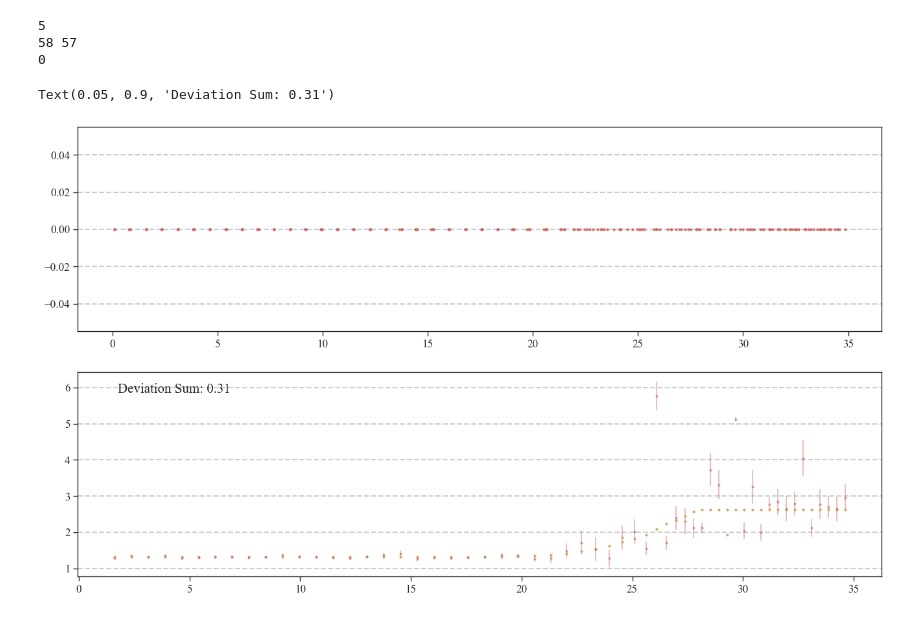
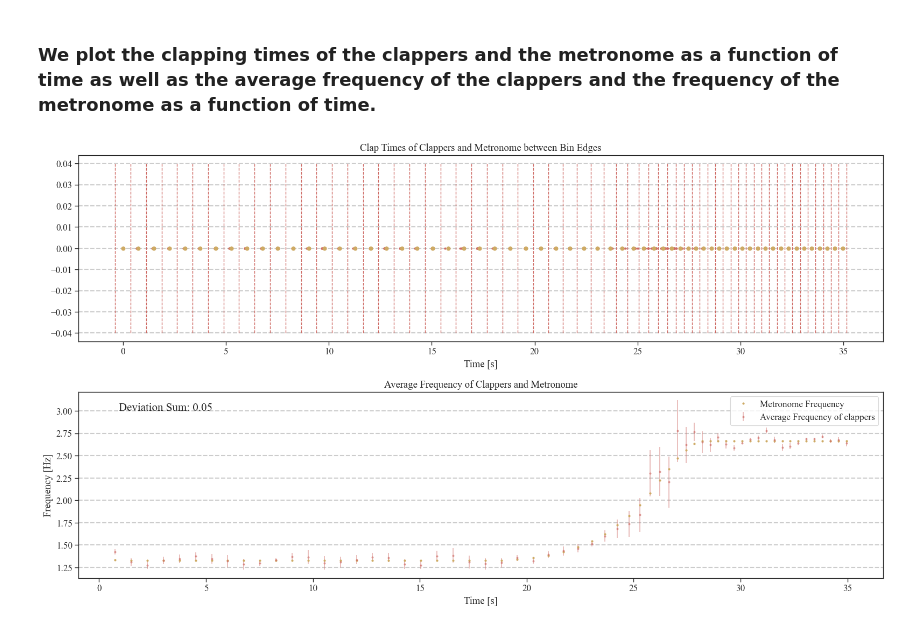
Before and after one commit to nielsdavidsen/Bachelor_2024, a Jupyter notebook: simulation_with_metronome.ipynb, the cells around one changed output. Cells and saved outputs as stored; diff of their text form; code cells hidden in the pictures.

```diff
--- a/simulation_with_metronome.ipynb
+++ b/simulation_with_metronome.ipynb
@@ -392,26 +613,34 @@ ax_x0.plot(t_linspace, x0_sig_save, label='Clapper 0')
+# %% [markdown]
+### We plot the clapping times of the clappers and the metronome as a function of time as well as the average frequency of the clappers and the frequency of the metronome as a function of time.
 # %%
 t_clap_comb = np.concatenate(t_sig_save)
-print(len(t_sig_save))
-avg_freq, freq_err, avg_per, fail = avg_calc(t_clap_comb, met_clap)
-print(len(met_clap), len(avg_freq))
-
-print(fail)
+t_clap_comb = np.concatenate((t_clap_comb, met_clap))
+#print(len(t_sig_save))
+avg_freq, freq_err, avg_per, fail, bin_edges, clappers_in_bin = avg_calc(t_clap_comb, met_clap)
+#print(len(met_clap), len(avg_freq))
 
 fig, ax = plt.subplots(2,1, dpi=100)
 ax[0].plot(t_clap_comb, np.zeros(len(t_clap_comb)), 'o', label='Clap Times', markersize = 2)
-#ax[0].plot(met_clap, np.zeros(len(met_clap)), 'o', label='Metronome Clap Times')
 
+#for index, n_clap in enumerate(clappers_in_bin):
+#    ax[0].text(met_clap[index] - 0.1, 0.021, str(n_clap), fontsize=12, clip_on=True)
+
+ax[0].vlines(bin_edges, -0.04, 0.04, label='Bin Edges', linewidth=1, ls='--')
+ax[0].plot(met_clap, np.zeros(len(met_clap)), 'o', label='Metronome Clap Times')
+#ax[0].set_xlim(30.8,33.2)
+ax[0].set(xlabel = 'Time [s]', title = 'Clap Times of Clappers and Metronome between Bin Edges')
 
 met_freq = 1 / np.diff(met_clap)
 deviation = np.abs(avg_freq - met_freq)
 dev_mean = np.mean(deviation)
 
-ax[1].errorbar(met_clap[1:], avg_freq, yerr=freq_err, fmt='o', label='Average Frequency', alpha=0.5, markersize = 2)
+ax[1].errorbar(met_clap[1:], avg_freq, yerr=freq_err, fmt='o', label='Average Frequency of clappers', alpha=0.5, markersize = 2)
 ax[1].plot(met_clap[1:], met_freq, 'o', label='Metronome Frequency', markersize = 2)
 ax[1].text(0.05, 0.9, 'Deviation Sum: {:.2f}'.format(dev_mean), transform=ax[1].transAxes, fontsize=15)
+ax[1].legend()
+ax[1].set(xlabel = 'Time [s]', ylabel = 'Frequency [Hz]', title = 'Average Frequency of Clappers and Metronome')
+
+plt.tight_layout()
+plt.show()
 # %% [output]
-5
-58 57
-0
-Text(0.05, 0.9, 'Deviation Sum: 0.31')
-[figure, old version]
+[figure, new version]
```
Also changed, not shown: parts of 15 cells of this notebook, 1 other file.
